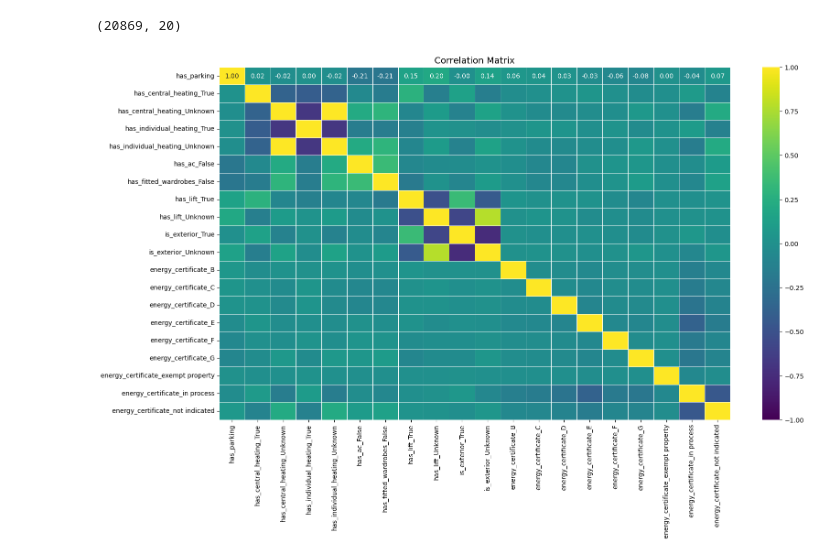
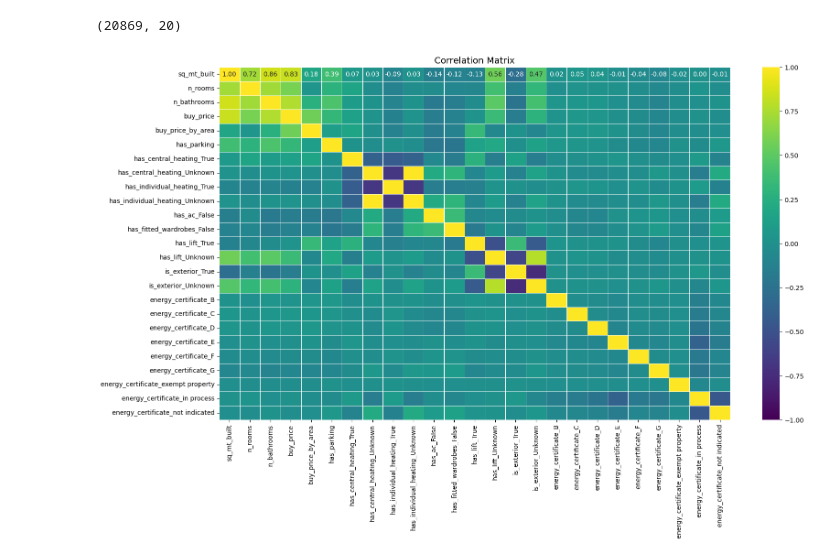
Before and after one commit to namratamayekar/Housing_Price_Prediction_Madrid, a Jupyter notebook: notebooks/Housing_Price_Prediction.ipynb, the cells around one changed output. Cells and saved outputs as stored; diff of their text form; code cells hidden in the pictures.

```diff
--- a/notebooks/Housing_Price_Prediction.ipynb
+++ b/notebooks/Housing_Price_Prediction.ipynb
@@ -255,12 +255,17 @@ data_cleaned_encoded = pd.get_dummies(data_cleaned[categorical_columns], drop_fi
 data_cleaned_encoded.shape
 # %% [output]
 (20869, 20)
+# %%
+columns_to_drop = categorical_columns + ['neighborhood', 'District']
+data_cleaned_dropped = data_cleaned.drop(columns=columns_to_drop)
+
+data_cleaned_final = pd.concat([data_cleaned_dropped, data_cleaned_encoded], axis=1)
 # %%
-correlation_matrix = data_cleaned_encoded.corr()
+correlation_matrix = data_cleaned_final.corr()
 
 plt.figure(figsize=(18, 10))
 sns.heatmap(correlation_matrix, annot=True, fmt=".2f", cmap='viridis', vmin=-1, vmax=1, linewidths=0.5)
 plt.title('Correlation Matrix', fontsize=14)
 plt.show()
 # %% [output]
-[figure, old version]
+[figure, new version]
```
